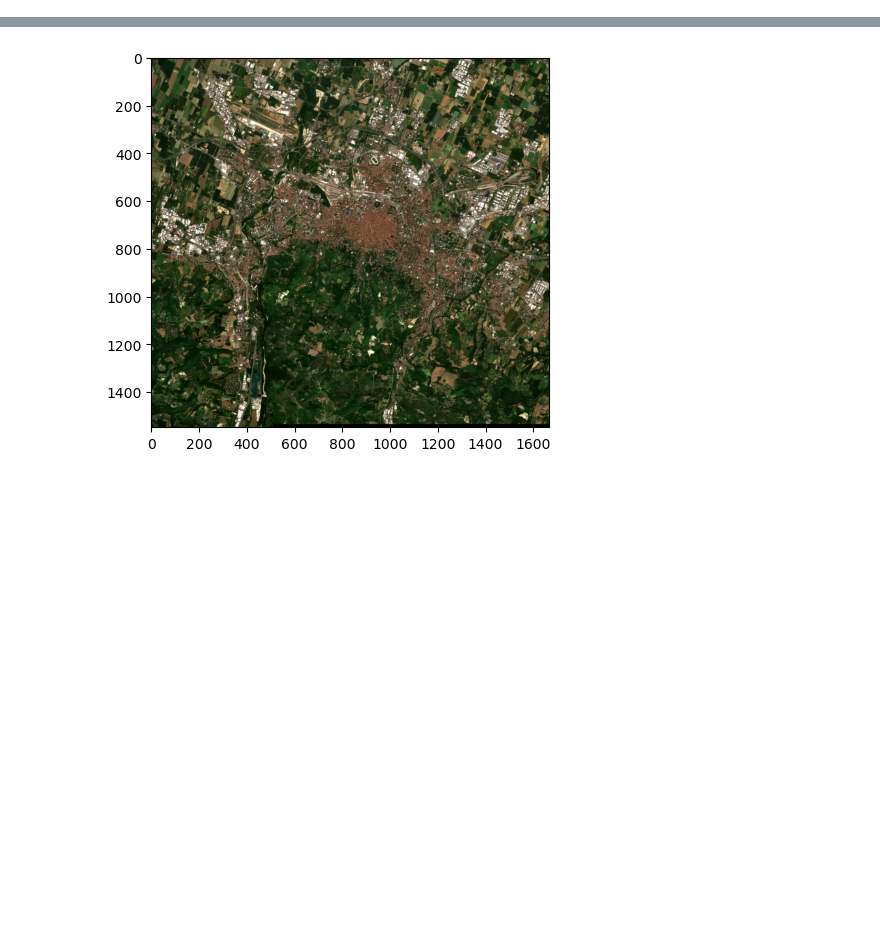
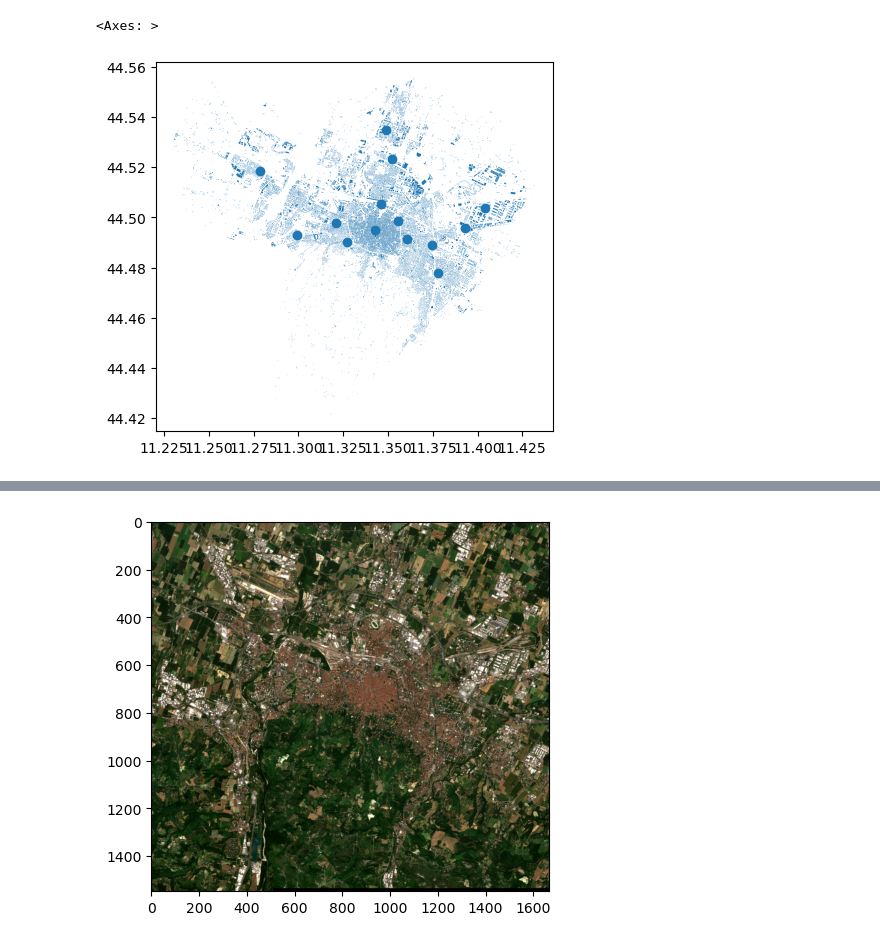
Before and after one commit to nomorehumor/Sentinel-Segmentation, a Jupyter notebook: Untitled-3.ipynb, the cells around one changed output, grey strips where cells are left out. Cells and saved outputs as stored; diff of their text form; code cells hidden in the pictures; blank space fills up the shorter version.

```diff
--- a/Untitled-3.ipynb
+++ b/Untitled-3.ipynb
@@ -37,8 +44,11 @@ def download_tile_with_progress(tile_id: str, output_file: Path, access_token: s
 # %%
 cities = ["Berlin", "Milan", "sanktpetersburg", "Odessa", "New York", "London", "Krasnodar", "Paris", "Barcelona", "Amsterdam"]
 # %%
-buildings = ox.features_from_place("Berlin", tags={'building':True})
+buildings = ox.features_from_place("Bologna", tags={'building':True})
 buildings.plot()
+# %% [output]
+<Axes: >
+[figure, added]
 # %%
 import openeo
 
```
Also changed, not shown: parts of 11 cells of this notebook.
